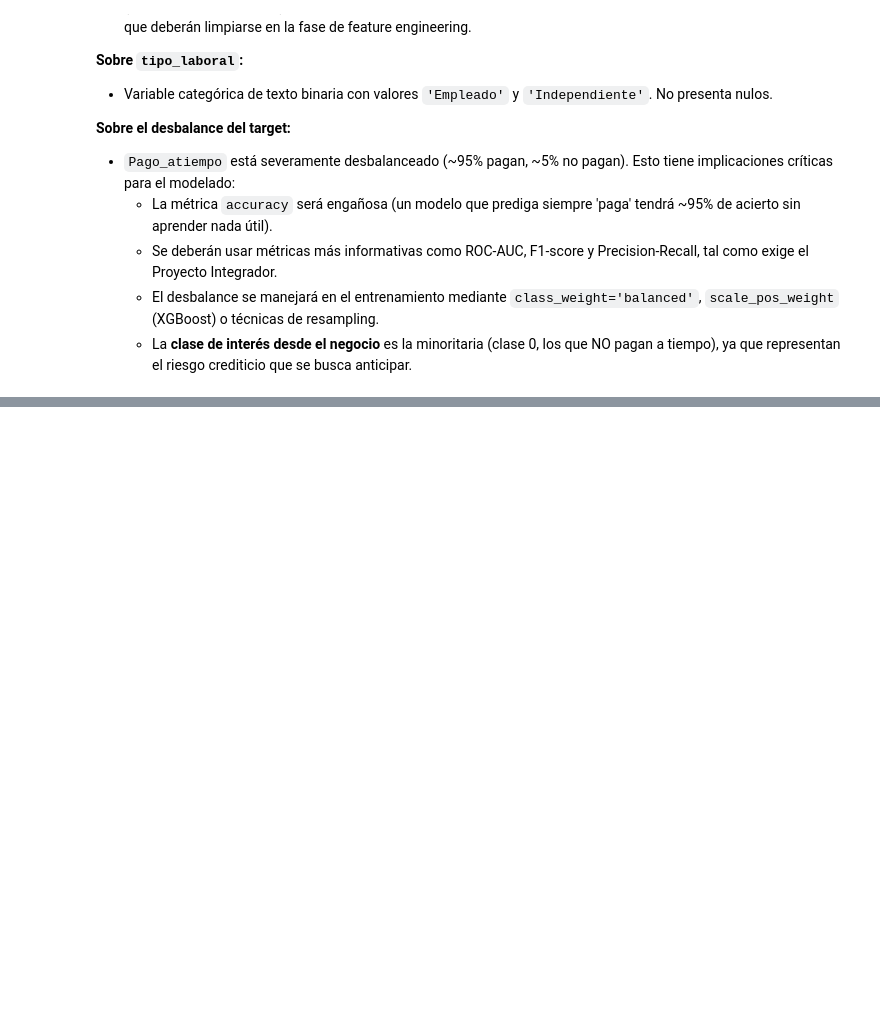
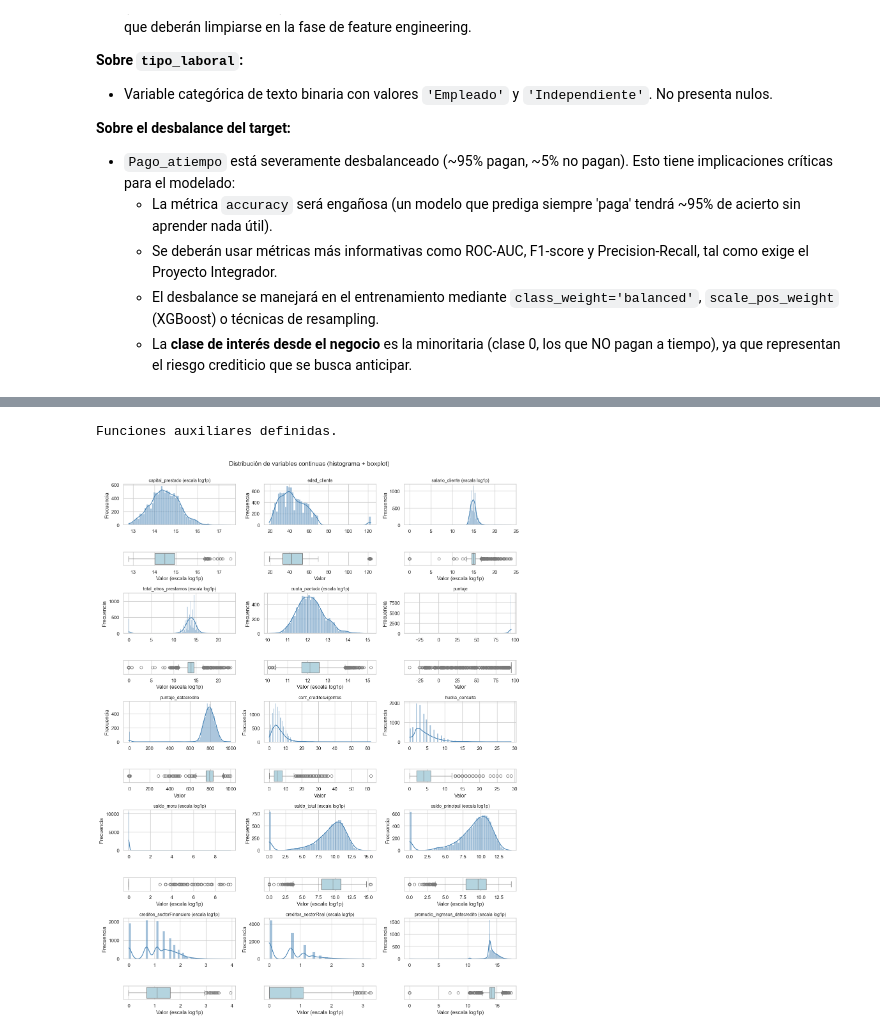
Before and after one commit to cfgarciac/pim5-riesgo-crediticio, a Jupyter notebook: mlops_pipeline/src/comprension_eda.ipynb, the cells around one changed output, grey strips where cells are left out. Saved outputs shown, nothing was run; the diff lists cells and outputs as text; code cells hidden in the pictures; blank space fills up the shorter version.

```diff
--- a/mlops_pipeline/src/comprension_eda.ipynb
+++ b/mlops_pipeline/src/comprension_eda.ipynb
@@ -417,0 +426,80 @@ Tras la exploración inicial, se identifican los siguientes puntos de atención
+# %%
+# Función auxiliar: decide si una variable requiere escala log
+# basándose en su asimetría (skewness) y rango.
+def requiere_escala_log(serie, umbral_skew=2.0):
+    """
+    Devuelve True si la variable es muy asimétrica positivamente y
+    todos sus valores son no negativos (precondición de log10).
+    """
+    serie_clean = serie.dropna()
+    if serie_clean.min() < 0:
+        return False  # log no aplicable a negativos
+    return abs(serie_clean.skew()) > umbral_skew
+
+# Función auxiliar: dibuja histograma + boxplot para una variable continua
+def plot_continua_univariable(serie, nombre_var, ax_hist, ax_box):
+    """
+    Grafica un histograma (con KDE) y un boxplot horizontal en los ejes dados.
+    Aplica escala log al eje X si la variable es muy asimétrica.
+    """
+    datos = serie.dropna()
+    usar_log = requiere_escala_log(serie) and datos.min() >= 0
+
+    # Si hay ceros y queremos log, se suma 1 (transformación log1p)
+    if usar_log:
+        datos_plot = np.log1p(datos)
+        sufijo = ' (escala log1p)'
+    else:
+        datos_plot = datos
+        sufijo = ''
+
+    # Histograma con curva de densidad
+    sns.histplot(datos_plot, kde=True, ax=ax_hist, color='steelblue', edgecolor='white')
+    ax_hist.set_title(f'{nombre_var}{sufijo}', fontsize=10)
+    ax_hist.set_xlabel('')
+    ax_hist.set_ylabel('Frecuencia')
+
+    # Boxplot horizontal
+    sns.boxplot(x=datos_plot, ax=ax_box, color='lightblue')
+    ax_box.set_xlabel(f'Valor{sufijo}')
+
+print('Funciones auxiliares definidas.')
+# %% [output]
+Funciones auxiliares definidas.
+# %%
+# Generar la grilla de histogramas + boxplots para todas las continuas
+variables_continuas = clasificacion['numerica_continua']
+n_vars = len(variables_continuas)
+
+# Grilla: cada variable ocupa 2 filas (histograma arriba, boxplot abajo) y 1 columna.
+# Distribuimos 4 variables por fila lógica → 8 sub-filas de altura, n_vars/4 columnas.
+n_cols = 3
+n_filas_logicas = int(np.ceil(n_vars / n_cols))
+
+fig, axes = plt.subplots(
+    n_filas_logicas * 2,  # 2 ejes por variable (hist + box)
+    n_cols,
+    figsize=(n_cols * 4.5, n_filas_logicas * 3.5),
+    gridspec_kw={'height_ratios': [3, 1] * n_filas_logicas}
+)
+
+for i, var in enumerate(variables_continuas):
+    fila_logica = i // n_cols
+    col = i % n_cols
+    ax_hist = axes[fila_logica * 2, col]
+    ax_box = axes[fila_logica * 2 + 1, col]
+    plot_continua_univariable(df[var], var, ax_hist, ax_box)
+
+# Limpiar los ejes sobrantes (si n_vars no es múltiplo de n_cols)
+total_ejes = n_filas_logicas * n_cols
+for i in range(n_vars, total_ejes):
+    fila_logica = i // n_cols
+    col = i % n_cols
+    axes[fila_logica * 2, col].axis('off')
+    axes[fila_logica * 2 + 1, col].axis('off')
+
+plt.suptitle('Distribución de variables continuas (histograma + boxplot)', fontsize=14, y=1.00)
+plt.tight_layout()
+plt.show()
+# %% [output]
+[figure, added]
```
Also changed, not shown: parts of 15 cells of this notebook.
